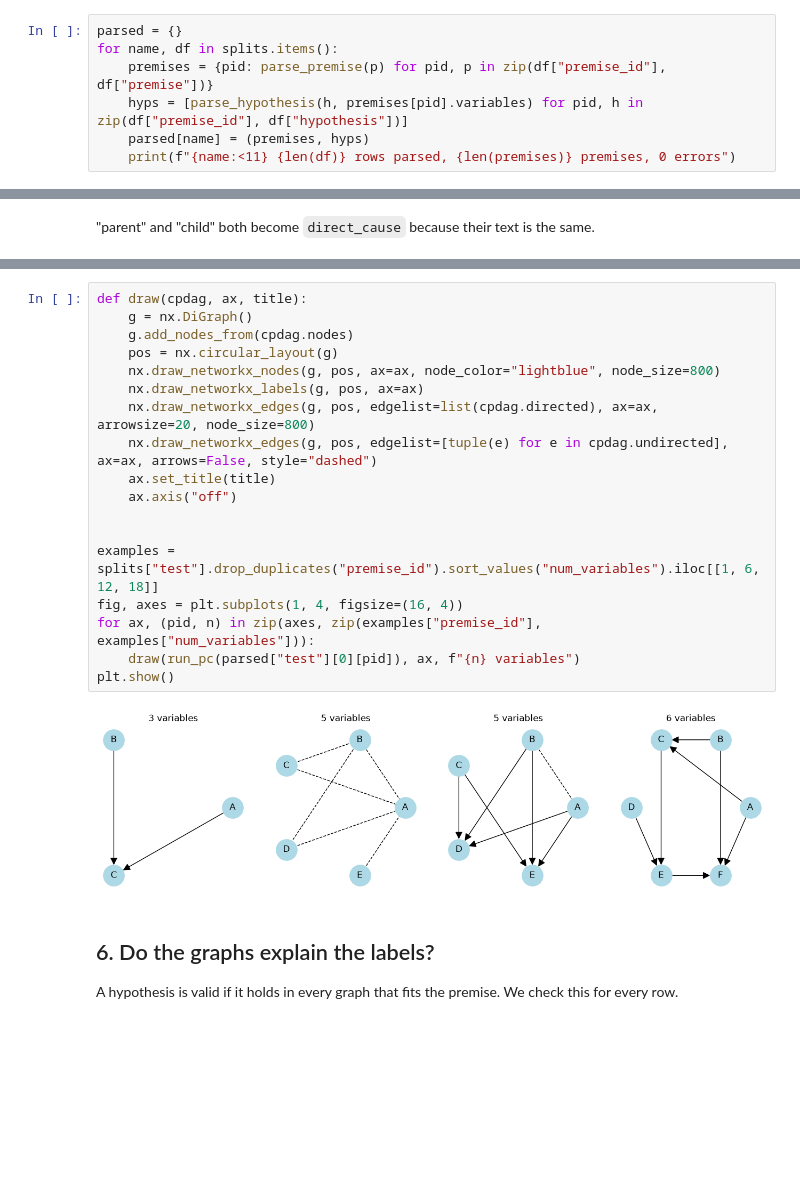
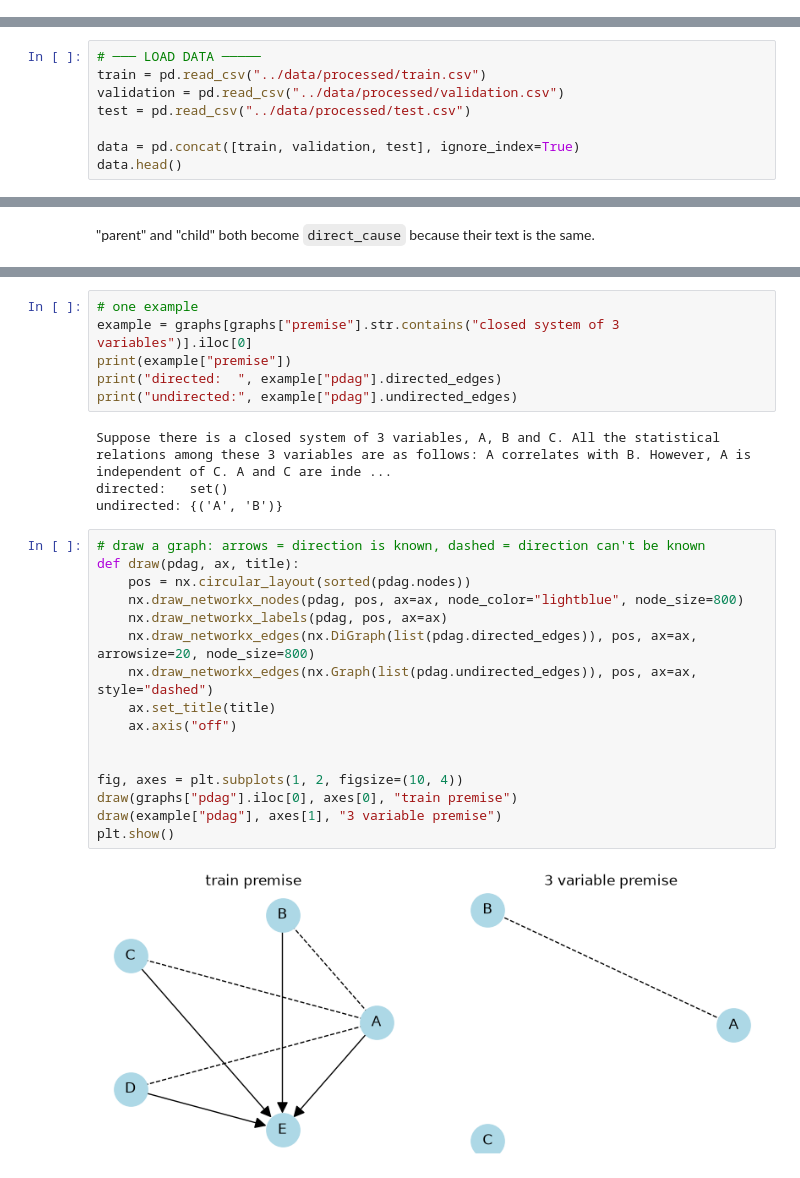
Before and after one commit to Jag2007/AI_ML_Project, a Jupyter notebook: notebooks/02_parser_pc.ipynb, the cells around one changed output, grey strips where cells are left out. Drawn from its saved outputs; the diff is of its cells as text; blank space fills up the shorter version.

Commit message:
move parser into notebook and use pgmpy pc

```diff
--- a/notebooks/02_parser_pc.ipynb
+++ b/notebooks/02_parser_pc.ipynb
@@ -68,7 +6,0 @@ unknown wording           rejected -> hypothesis does not match any known templa
-# %%
-parsed = {}
-for name, df in splits.items():
-    premises = {pid: parse_premise(p) for pid, p in zip(df["premise_id"], df["premise"])}
-    hyps = [parse_hypothesis(h, premises[pid].variables) for pid, h in zip(df["premise_id"], df["hypothesis"])]
-    parsed[name] = (premises, hyps)
-    print(f"{name:<11} {len(df)} rows parsed, {len(premises)} premises, 0 errors")
@@ -94,0 +21,8 @@ pd.crosstab(check["template"], check["relation"])
+# %%
+# ─── LOAD DATA ─────
+train = pd.read_csv("../data/processed/train.csv")
+validation = pd.read_csv("../data/processed/validation.csv")
+test = pd.read_csv("../data/processed/test.csv")
+
+data = pd.concat([train, validation, test], ignore_index=True)
+data.head()
@@ -114,23 +139,28 @@ Edges whose direction can't be decided stay undirected (dashed in the plot).
+# %%
+# one example
+example = graphs[graphs["premise"].str.contains("closed system of 3 variables")].iloc[0]
+print(example["premise"])
+print("directed:  ", example["pdag"].directed_edges)
+print("undirected:", example["pdag"].undirected_edges)
+# %% [output]
+Suppose there is a closed system of 3 variables, A, B and C. All the statistical relations among these 3 variables are as follows: A correlates with B. However, A is independent of C. A and C are inde ...
+directed:   set()
+undirected: {('A', 'B')}
 # %%
-def draw(cpdag, ax, title):
-    g = nx.DiGraph()
-    g.add_nodes_from(cpdag.nodes)
-    pos = nx.circular_layout(g)
-    nx.draw_networkx_nodes(g, pos, ax=ax, node_color="lightblue", node_size=800)
-    nx.draw_networkx_labels(g, pos, ax=ax)
-    nx.draw_networkx_edges(g, pos, edgelist=list(cpdag.directed), ax=ax, arrowsize=20, node_size=800)
-    nx.draw_networkx_edges(g, pos, edgelist=[tuple(e) for e in cpdag.undirected], ax=ax, arrows=False, style="dashed")
+# draw a graph: arrows = direction is known, dashed = direction can't be known
+def draw(pdag, ax, title):
+    pos = nx.circular_layout(sorted(pdag.nodes))
+    nx.draw_networkx_nodes(pdag, pos, ax=ax, node_color="lightblue", node_size=800)
+    nx.draw_networkx_labels(pdag, pos, ax=ax)
+    nx.draw_networkx_edges(nx.DiGraph(list(pdag.directed_edges)), pos, ax=ax, arrowsize=20, node_size=800)
+    nx.draw_networkx_edges(nx.Graph(list(pdag.undirected_edges)), pos, ax=ax, style="dashed")
     ax.set_title(title)
     ax.axis("off")
 
 
-examples = splits["test"].drop_duplicates("premise_id").sort_values("num_variables").iloc[[1, 6, 12, 18]]
-fig, axes = plt.subplots(1, 4, figsize=(16, 4))
-for ax, (pid, n) in zip(axes, zip(examples["premise_id"], examples["num_variables"])):
-    draw(run_pc(parsed["test"][0][pid]), ax, f"{n} variables")
+fig, axes = plt.subplots(1, 2, figsize=(10, 4))
+draw(graphs["pdag"].iloc[0], axes[0], "train premise")
+draw(example["pdag"], axes[1], "3 variable premise")
 plt.show()
 # %% [output]
-[figure, old version]
+[figure, new version]
-# %% [markdown]
-## 6. Do the graphs explain the labels?
-A hypothesis is valid if it holds in every graph that fits the premise. We check this for every row.
```
Also changed, not shown: parts of 28 cells of this notebook, 3 other files.
